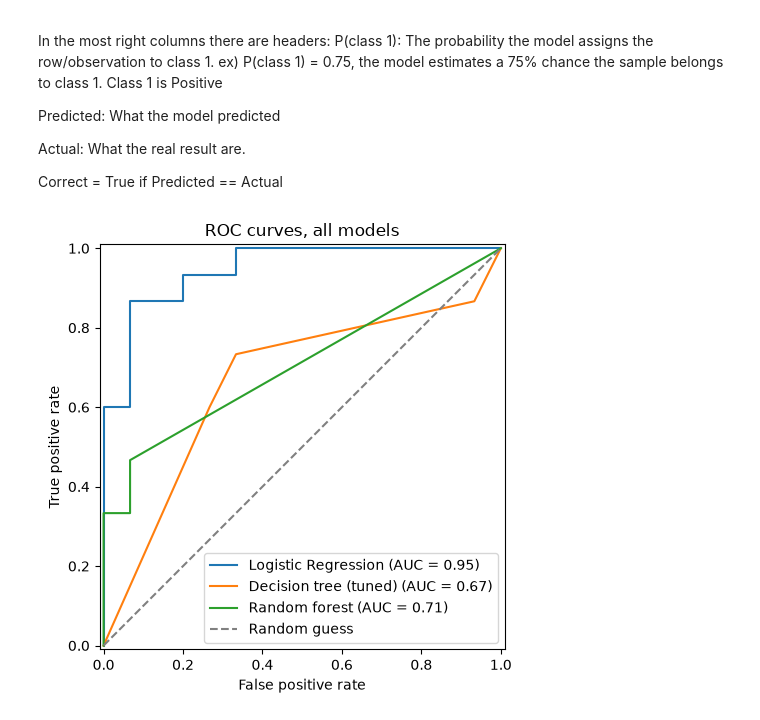
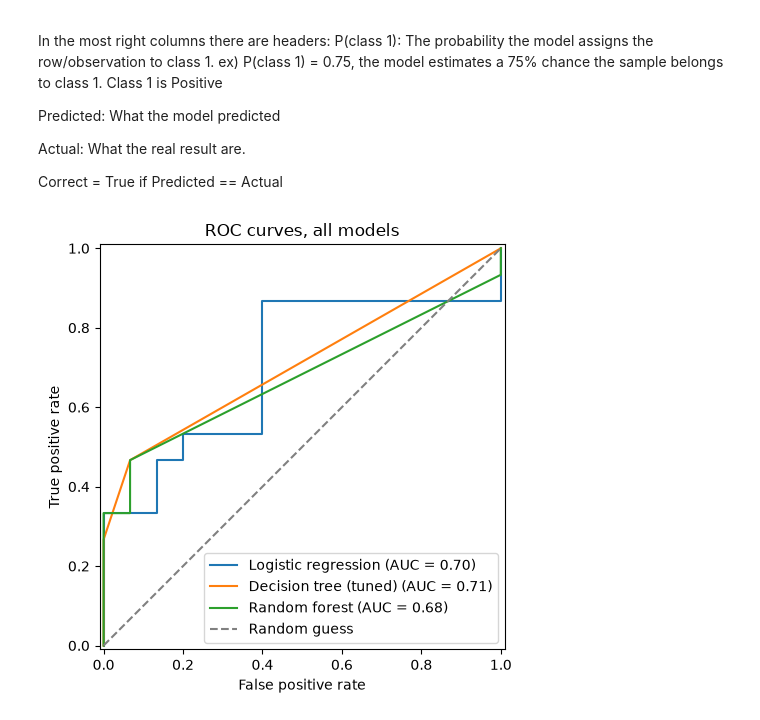
Before and after one commit to aaamainorg/dat540-group1, a Jupyter notebook: EML_gallstone.ipynb, the cells around one changed output. Cells and saved outputs as stored; diff of their text form; code cells hidden in the pictures.

```diff
--- a/EML_gallstone.ipynb
+++ b/EML_gallstone.ipynb
@@ -924,7 +924,7 @@ from sklearn.model_selection import train_test_split
 from sklearn.preprocessing import StandardScaler
 
 #First we separate the features and the target variable
-X=testing_set_df.drop(columns=['Gallstone Status'])
+X=testing_set_df[SELECTED_FEATURES]
 y=testing_set_df['Gallstone Status']
 
 #Further we split the dataset into training and test
@@ -1098,7 +1097,8 @@ plt.show()   # show the picture
 # %%
-X_val = validation_set_df[X_train.columns] # Select the same features as in the training set
+X_val = validation_set_df[SELECTED_FEATURES] # Select the same features as in the training set
 y_val = validation_set_df[TARGET] # Select the target variable for the validation set
 
+display(X_val)
 
 validation_score_lr = scaled_logreg_model.score(X_val, y_val) # Evaluate the model on the validation set
 print(f"Final Validation accuracy: {validation_score_lr:.3f}") # Print the final validation accuracy
@@ -1566,8 +1601,8 @@ class RandomForrestValidation:
     Attributes
     -----
         validation_set_df: DataFrame containing the unseen validation data
-        X_new: Feature data passed to the model during evaluation
-        y_new: Actual target values from the validation data
+        X_val: Feature data passed to the model during evaluation
+        y_val: Actual target values from the validation data
 
     Methods
     -----
@@ -1589,27 +1624,27 @@ class RandomForrestValidation:
         """
         Evaluate the trained model against unseen data
         """
-        self.X_new = self.validation_set_df[self.features]
-        pred = model.predict(self.X_new)
-        y_pred_prob = model.predict_proba(self.X_new)[:, 1]
-        print(f"Colums used for validating:\nColumns: {len(self.X_new.columns)}\n{list(self.X_new)}")
+        self.X_val = self.validation_set_df[self.features]
+        pred = model.predict(self.X_val)
+        y_pred_prob = model.predict_proba(self.X_val)[:, 1]
+        print(f"Colums used for validating:\nColumns: {len(self.X_val.columns)}\n{list(self.X_val)}")
 
-        out = self.X_new[self.features].copy()
+        out = self.X_val[self.features].copy()
         out["P(class 1)"] = y_pred_prob.round(2)
         out["Predicted"]  = pred
         out["Actual"] = self.validation_set_df[self.target].to_numpy()
         out["Correct"] = out["Predicted"] == out["Actual"]
-        self.y_new = self.validation_set_df[self.target]
+        self.y_val = self.validation_set_df[self.target]
 
         # plot
-        print(f"Unseen accuracy: {accuracy_score(self.y_new, pred):.3f}  (n = {len(self.y_new)})")
-        print(f"Unseen ROC-AUC:  {roc_auc_score(self.y_new, y_pred_prob):.3f}")
-        print(classification_report(self.y_new, pred))
-        print(f"ROC AUC Score: {roc_auc_score(self.y_new, y_pred_prob):.3f}")
+        print(f"Unseen accuracy: {accuracy_score(self.y_val, pred):.3f}  (n = {len(self.y_val)})")
+        print(f"Unseen ROC-AUC:  {roc_auc_score(self.y_val, y_pred_prob):.3f}")
+        print(classification_report(self.y_val, pred))
+        print(f"ROC AUC Score: {roc_auc_score(self.y_val, y_pred_prob):.3f}")
         fig, ax =  plt.subplots(1, 2, figsize=(12, 5))
-        ConfusionMatrixDisplay.from_predictions(self.y_new, pred, ax = ax[0], cmap = "Blues")
+        ConfusionMatrixDisplay.from_predictions(self.y_val, pred, ax = ax[0], cmap = "Blues")
         ax[0].set_title("Confusion matrix (unseen data)")
-        RocCurveDisplay.from_predictions(self.y_new, y_pred_prob, ax = ax[1])
+        RocCurveDisplay.from_predictions(self.y_val, y_pred_prob, ax = ax[1])
         ax[1].plot([0, 1], [0, 1], "--", color = "grey", label = "Random guess")
         ax[1].legend()
         ax[1].set_title("ROC curve (unseen data)")
@@ -1619,8 +1654,8 @@ class RandomForrestValidation:
         display(out.head(30))
 
 
-# validation = RandomForrestValidation()
-# validation.evaluate(rf.model)
+ #validation = RandomForrestValidation(target="Gallstone_Status", features=selected_features)
+ #validation.evaluate(rf.model)
 # %% [markdown]
 PREFERED_FEATURES = [
     'Vitamin D',
@@ -1793,7 +1797,7 @@ Using the same FEATURES as RandomForrest class
 Calling RandomForrestValidation class to test on unseen data
 """
 
-rfv = RandomForrestValidation(target = target, features = FEATURES)
+rfv = RandomForrestValidation(target = TARGET, features = SELECTED_FEATURES)
 rfv.evaluate(rf.model)
 # %% [output]
 Colums used for validating:
@@ -1857,14 +1861,14 @@ Correct = True if Predicted == Actual
 # %%
 fig, ax = plt.subplots(figsize=(6, 5))
 
-metrics.RocCurveDisplay.from_estimator(scaled_logreg_model, X_val, y_val, name = "Logistic Regression", ax =  ax)
+metrics.RocCurveDisplay.from_estimator(scaled_logreg_model, X_val, y_val, name = "Logistic regression", ax =  ax)
 metrics.RocCurveDisplay.from_estimator(dt_models["Tuned tree"], X_val, y_val, name = "Decision tree (tuned)", ax = ax)
-metrics.RocCurveDisplay.from_estimator(rf.model, rfv.X_new, rfv.y_new, name = "Random forest", ax = ax)
+metrics.RocCurveDisplay.from_estimator(rf.model, rfv.X_val, rfv.y_val, name = "Random forest", ax = ax)
 
 ax.plot([0, 1], [0, 1], "--", color = "grey", label = "Random guess")
 ax.set(title = "ROC curves, all models", xlabel = "False positive rate", ylabel = "True positive rate")
 ax.legend(loc = "lower right")
 plt.tight_layout()
 plt.show()
 # %% [output]
-[figure, old version]
+[figure, new version]
```
Also changed, not shown: parts of 19 cells of this notebook.
